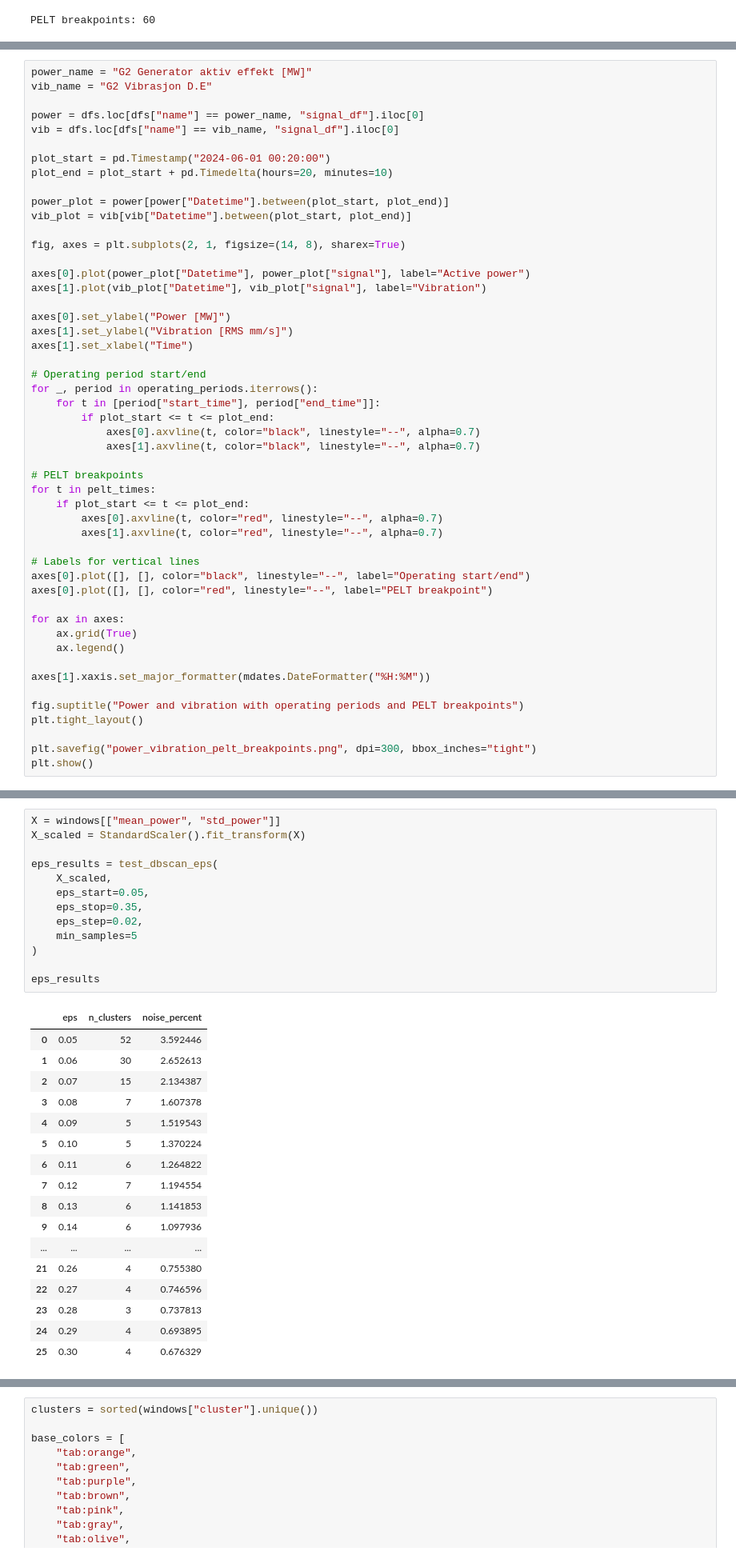
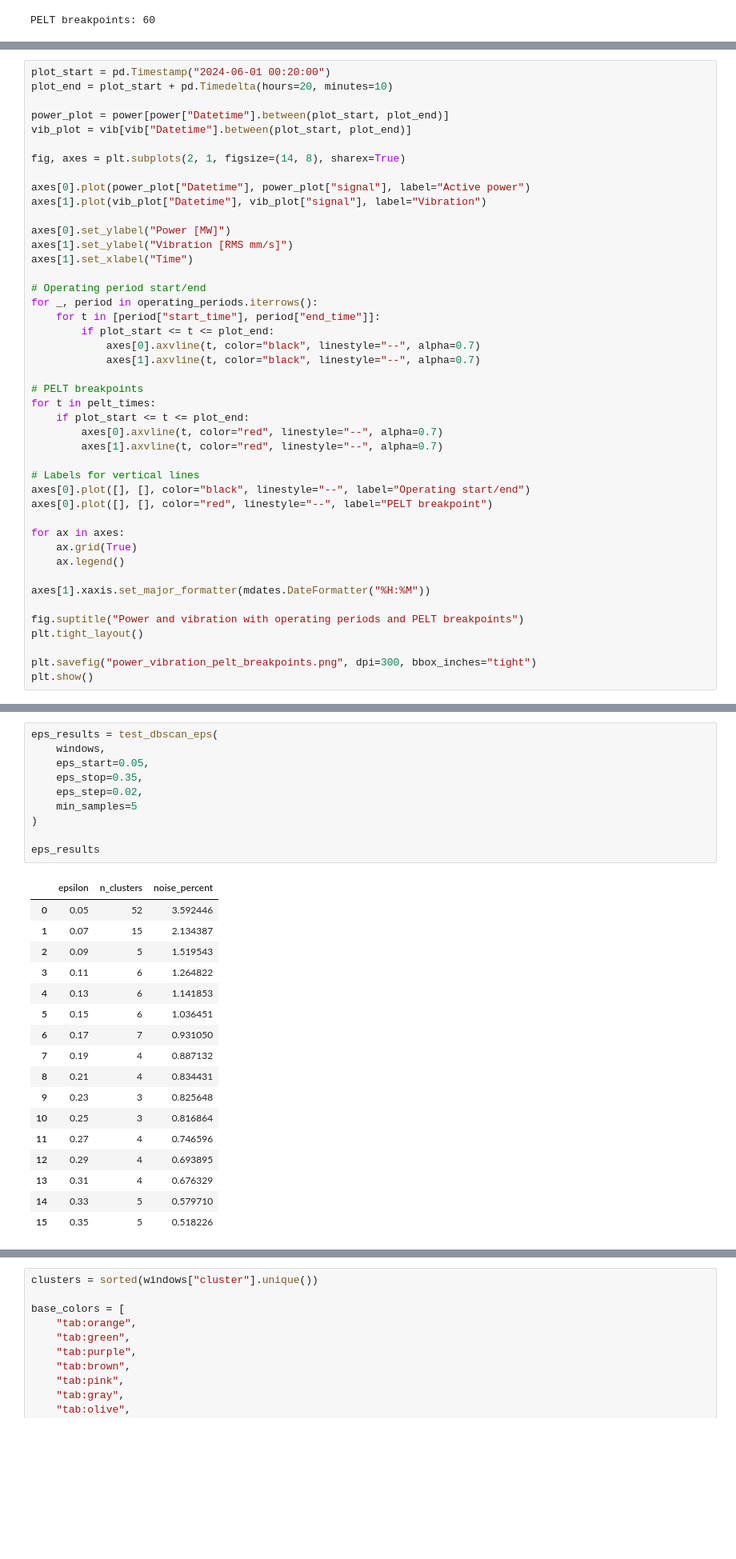
Before and after one commit to Pumpekraftverk/Grunnai, a Jupyter notebook: modeling.ipynb, the cells around one changed output, grey strips where cells are left out. Shown at 80% size. Cells and saved outputs as stored; diff of their text form; blank space fills up the shorter version.

```diff
--- a/modeling.ipynb
+++ b/modeling.ipynb
@@ -82,10 +95,4 @@ PELT breakpoints: 60
 # %%
-power_name = "G2 Generator aktiv effekt [MW]"
-vib_name = "G2 Vibrasjon D.E"
-
-power = dfs.loc[dfs["name"] == power_name, "signal_df"].iloc[0]
-vib = dfs.loc[dfs["name"] == vib_name, "signal_df"].iloc[0]
-
 plot_start = pd.Timestamp("2024-06-01 00:20:00")
 plot_end = plot_start + pd.Timedelta(hours=20, minutes=10)
 
@@ -139,31 +162,28 @@ windows = make_window_features(
 # %%
-X = windows[["mean_power", "std_power"]]
-X_scaled = StandardScaler().fit_transform(X)
-
 eps_results = test_dbscan_eps(
-    X_scaled,
+    windows,
     eps_start=0.05,
     eps_stop=0.35,
     eps_step=0.02,
     min_samples=5
 )
 
 eps_results
 # %% [output]
-|  | eps | n_clusters | noise_percent |
+|  | epsilon | n_clusters | noise_percent |
 | 0 | 0.05 | 52 | 3.592446 |
-| 1 | 0.06 | 30 | 2.652613 |
-| 2 | 0.07 | 15 | 2.134387 |
-| 3 | 0.08 | 7 | 1.607378 |
-| 4 | 0.09 | 5 | 1.519543 |
-| 5 | 0.10 | 5 | 1.370224 |
-| 6 | 0.11 | 6 | 1.264822 |
-| 7 | 0.12 | 7 | 1.194554 |
-| 8 | 0.13 | 6 | 1.141853 |
-| 9 | 0.14 | 6 | 1.097936 |
-| ... | ... | ... | ... |
-| 21 | 0.26 | 4 | 0.755380 |
-| 22 | 0.27 | 4 | 0.746596 |
-| 23 | 0.28 | 3 | 0.737813 |
-| 24 | 0.29 | 4 | 0.693895 |
-| 25 | 0.30 | 4 | 0.676329 |
+| 1 | 0.07 | 15 | 2.134387 |
+| 2 | 0.09 | 5 | 1.519543 |
+| 3 | 0.11 | 6 | 1.264822 |
+| 4 | 0.13 | 6 | 1.141853 |
+| 5 | 0.15 | 6 | 1.036451 |
+| 6 | 0.17 | 7 | 0.931050 |
+| 7 | 0.19 | 4 | 0.887132 |
+| 8 | 0.21 | 4 | 0.834431 |
+| 9 | 0.23 | 3 | 0.825648 |
+| 10 | 0.25 | 3 | 0.816864 |
+| 11 | 0.27 | 4 | 0.746596 |
+| 12 | 0.29 | 4 | 0.693895 |
+| 13 | 0.31 | 4 | 0.676329 |
+| 14 | 0.33 | 5 | 0.579710 |
+| 15 | 0.35 | 5 | 0.518226 |
```
Also changed, not shown: parts of 37 cells of this notebook, 1 other file.
